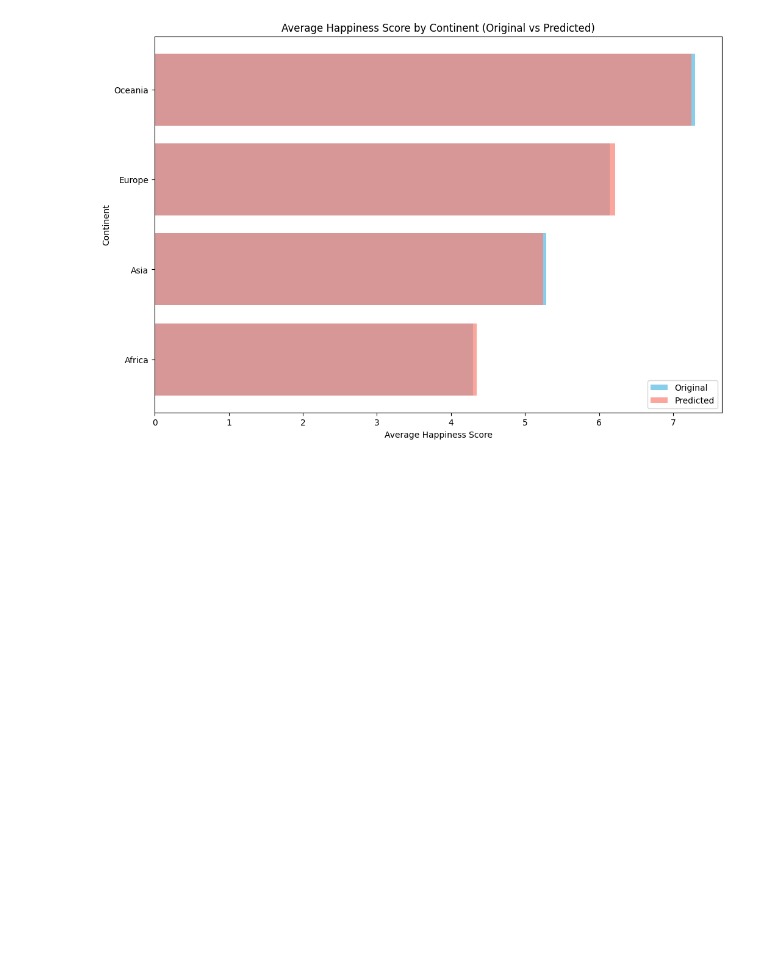
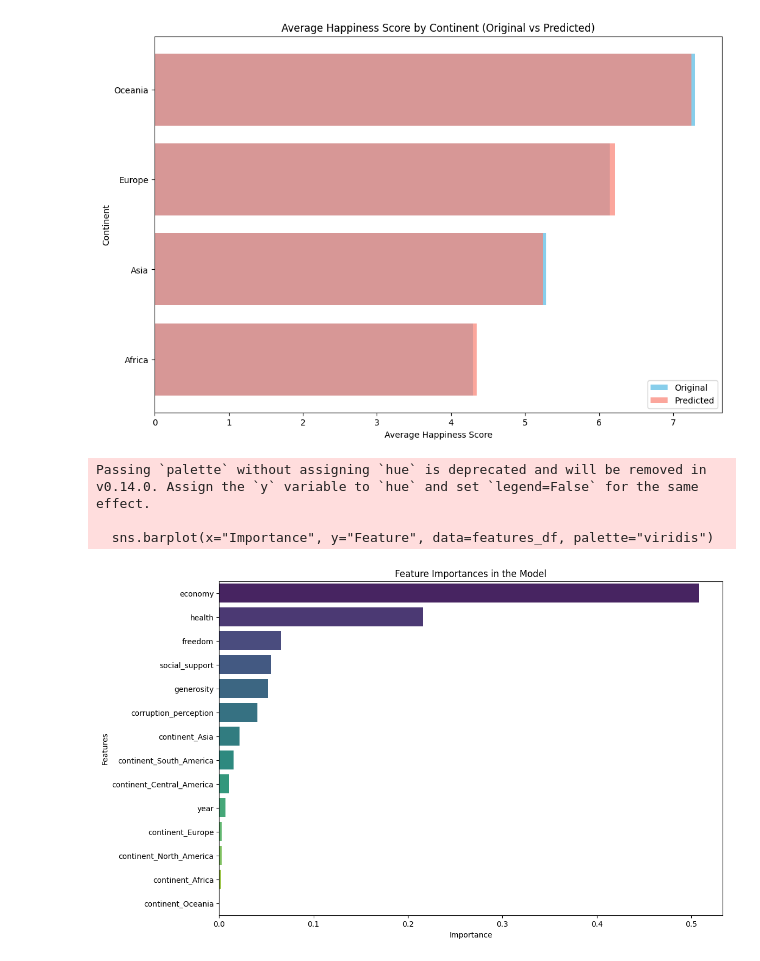
Before and after one commit to mitgar14/etl-workshop-3, a Jupyter notebook: notebooks/03-metrics.ipynb, the cells around one changed output. Saved outputs shown, nothing was run; the diff lists cells and outputs as text; code cells hidden in the pictures; blank space fills up the shorter version.

```diff
--- a/notebooks/03-metrics.ipynb
+++ b/notebooks/03-metrics.ipynb
@@ -92,3 +95,5 @@ before_predict_data.head()
+# %%
+rf_model = joblib.load("./model/rf_model.pkl")
 # %% [markdown]
 ## ***Reviewing the Random Forest model***
 # %% [markdown]
@@ -168,3 +173,26 @@ plt.legend()
 plt.show()
 # %% [output]
 [figure]
+# %%
+# Ensure the features used to train the model match the features in before_predict_data
+model_features = rf_model.feature_names_in_
+feature_importances = rf_model.feature_importances_
+
+features_df = pd.DataFrame({
+    "Feature": model_features,
+    "Importance": feature_importances
+})
+
+features_df = features_df.sort_values(by="Importance", ascending=False)
+
+plt.figure(figsize=(12, 8))
+sns.barplot(x="Importance", y="Feature", data=features_df, palette="viridis")
+plt.title("Feature Importances in the Model")
+plt.xlabel("Importance")
+plt.ylabel("Features")
+plt.show()
+# %% [output]
+Passing `palette` without assigning `hue` is deprecated and will be removed in v0.14.0. Assign the `y` variable to `hue` and set `legend=False` for the same effect.
+
+  sns.barplot(x="Importance", y="Feature", data=features_df, palette="viridis")
+[figure, added]
```
Also changed, not shown: parts of 4 cells of this notebook, 2 other files.
